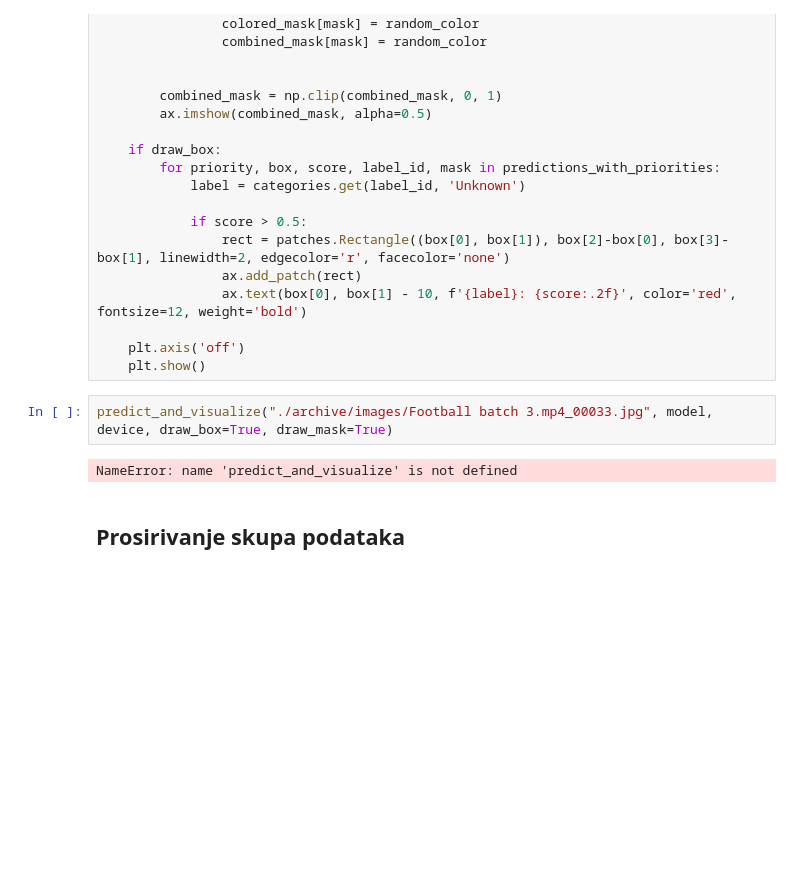
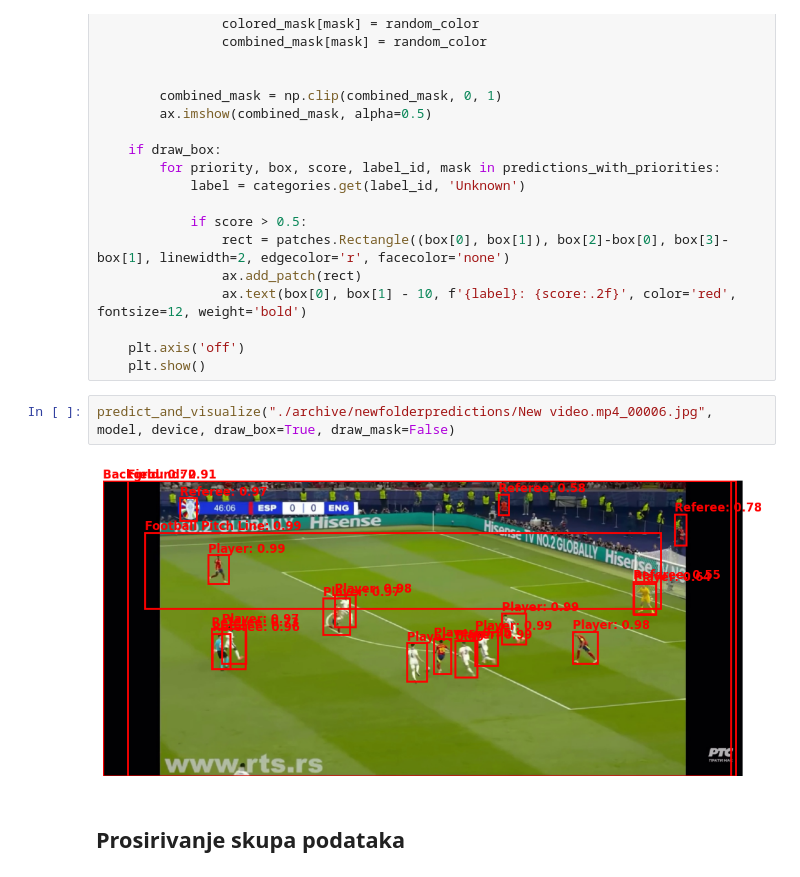
Before and after one commit to kristijanpetronijevic/panoptic, a Jupyter notebook: code/models/mask_rcnn.ipynb, the cells around one changed output. Drawn from its saved outputs; the diff is of its cells as text; blank space fills up the shorter version.

Commit message:
Added comments and predictions

```diff
--- a/code/models/mask_rcnn.ipynb
+++ b/code/models/mask_rcnn.ipynb
@@ -585,9 +585,9 @@ def predict_and_visualize(image_path, model, device, draw_mask = True, draw_box
     plt.axis('off')
     plt.show()
 # %%
-predict_and_visualize("./archive/images/Football batch 3.mp4_00033.jpg", model, device, draw_box=True, draw_mask=True)
+predict_and_visualize("./archive/newfolderpredictions/New video.mp4_00006.jpg", model, device, draw_box=True, draw_mask=False)
 # %% [output]
-NameError: name 'predict_and_visualize' is not defined
+[figure, added]
 # %% [markdown]
 ## Prosirivanje skupa podataka
 # %%
```
Also changed, not shown: parts of 1 cell of this notebook, 1 other file.
